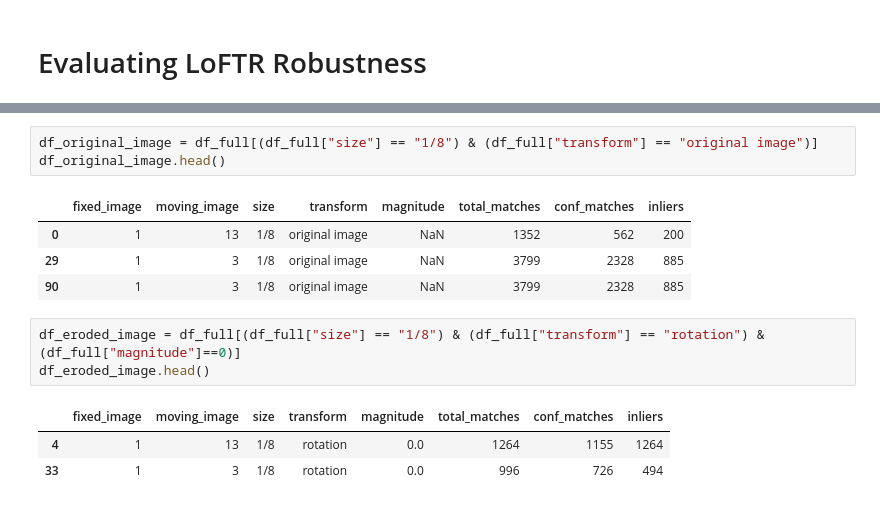
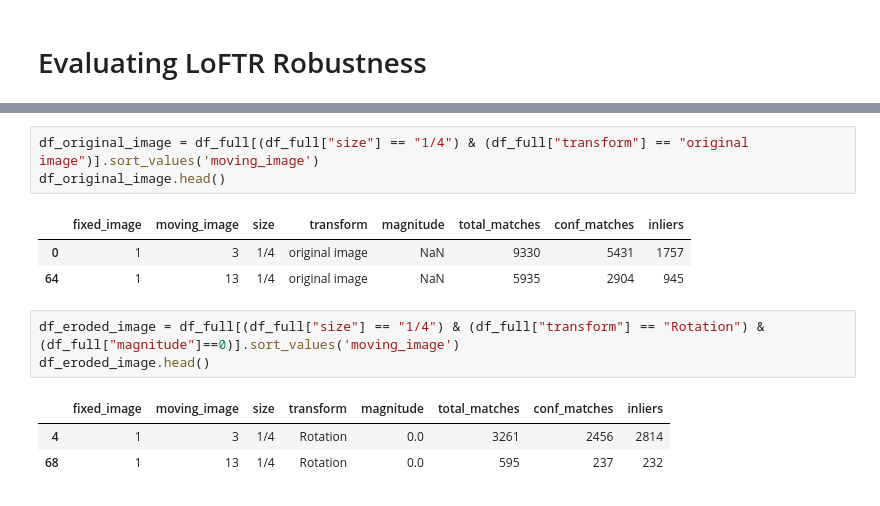
Before and after one commit to eboesch/LeafAlignment, a Jupyter notebook: Robustness_Eval.ipynb, the cells around one changed output, grey strips where cells are left out. Saved outputs shown, nothing was run; the diff lists cells and outputs as text.

```diff
--- a/Robustness_Eval.ipynb
+++ b/Robustness_Eval.ipynb
@@ -106,15 +106,14 @@ plt.show()
 # %%
-df_original_image = df_full[(df_full["size"] == "1/8") & (df_full["transform"] == "original image")]
+df_original_image = df_full[(df_full["size"] == "1/4") & (df_full["transform"] == "original image")].sort_values('moving_image')
 df_original_image.head()
 # %% [output]
 |  | fixed_image | moving_image | size | transform | magnitude | total_matches | conf_matches | inliers |
-| 0 | 1 | 13 | 1/8 | original image | NaN | 1352 | 562 | 200 |
-| 29 | 1 | 3 | 1/8 | original image | NaN | 3799 | 2328 | 885 |
-| 90 | 1 | 3 | 1/8 | original image | NaN | 3799 | 2328 | 885 |
+| 0 | 1 | 3 | 1/4 | original image | NaN | 9330 | 5431 | 1757 |
+| 64 | 1 | 13 | 1/4 | original image | NaN | 5935 | 2904 | 945 |
 # %%
-df_eroded_image = df_full[(df_full["size"] == "1/8") & (df_full["transform"] == "rotation") & (df_full["magnitude"]==0)]
+df_eroded_image = df_full[(df_full["size"] == "1/4") & (df_full["transform"] == "Rotation") & (df_full["magnitude"]==0)].sort_values('moving_image')
 df_eroded_image.head()
 # %% [output]
 |  | fixed_image | moving_image | size | transform | magnitude | total_matches | conf_matches | inliers |
-| 4 | 1 | 13 | 1/8 | rotation | 0.0 | 1264 | 1155 | 1264 |
-| 33 | 1 | 3 | 1/8 | rotation | 0.0 | 996 | 726 | 494 |
+| 4 | 1 | 3 | 1/4 | Rotation | 0.0 | 3261 | 2456 | 2814 |
+| 68 | 1 | 13 | 1/4 | Rotation | 0.0 | 595 | 237 | 232 |
```
Also changed, not shown: parts of 2 cells of this notebook, 1 other file.
